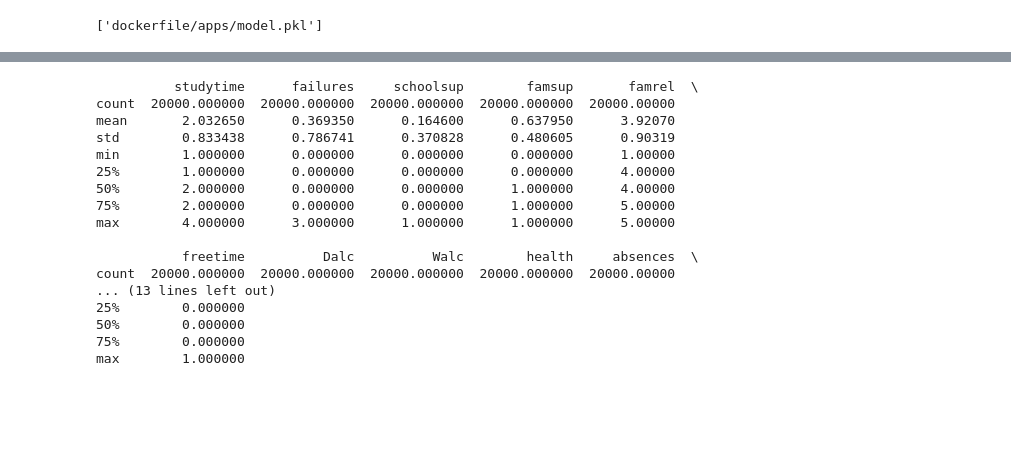
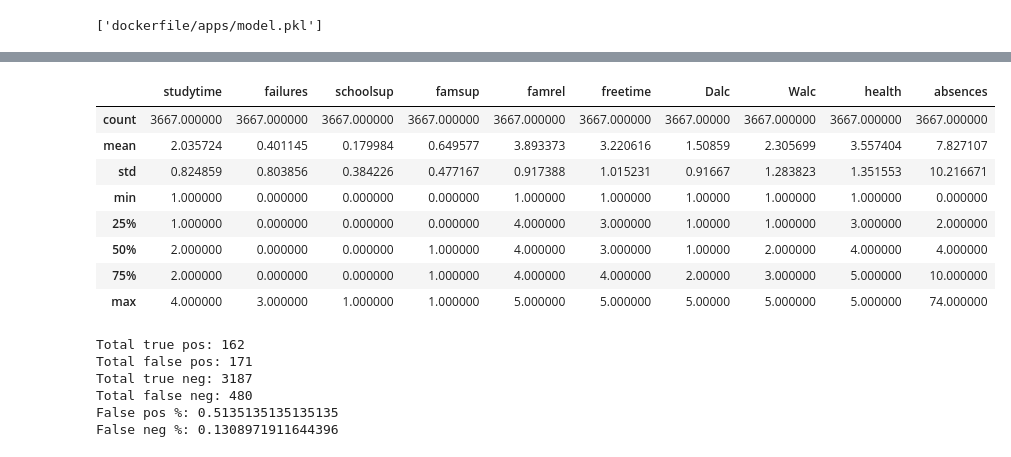
Before and after one commit to CMU-313/fall-2021-hw4-sleepygit, a Jupyter notebook: model_build.ipynb, the cells around one changed output, grey strips where cells are left out. Cells and saved outputs as stored; diff of their text form; code cells hidden in the pictures; blank space fills up the shorter version.

```diff
--- a/model_build.ipynb
+++ b/model_build.ipynb
@@ -190,23 +190,0 @@ realdf.describe()
-# %%
-include = ['health', 'absences', 'freetime','studytime','failures','schoolsup','famsup','famrel','Dalc','Walc','qual_student']
-realdf = realdf.drop(columns=realdf.columns.difference(include))
-
-print(realdf.describe())
-# %% [output]
-          studytime      failures     schoolsup        famsup       famrel  \
-count  20000.000000  20000.000000  20000.000000  20000.000000  20000.00000
-mean       2.032650      0.369350      0.164600      0.637950      3.92070
-std        0.833438      0.786741      0.370828      0.480605      0.90319
-min        1.000000      0.000000      0.000000      0.000000      1.00000
-25%        1.000000      0.000000      0.000000      0.000000      4.00000
-50%        2.000000      0.000000      0.000000      1.000000      4.00000
-75%        2.000000      0.000000      0.000000      1.000000      5.00000
-max        4.000000      3.000000      1.000000      1.000000      5.00000
-
-           freetime          Dalc          Walc        health     absences  \
-count  20000.000000  20000.000000  20000.000000  20000.000000  20000.00000
-... (13 lines left out)
-25%        0.000000
-50%        0.000000
-75%        0.000000
-max        1.000000
@@ -219,3 +191,29 @@ Y_test  = realdf['qual_student']
+# %%
+neg_df.describe()
+# %% [output]
+|  | studytime | failures | schoolsup | famsup | famrel | freetime | Dalc | Walc | health | absences |
+| count | 3667.000000 | 3667.000000 | 3667.000000 | 3667.000000 | 3667.000000 | 3667.000000 | 3667.00000 | 3667.000000 | 3667.000000 | 3667.000000 |
+| mean | 2.035724 | 0.401145 | 0.179984 | 0.649577 | 3.893373 | 3.220616 | 1.50859 | 2.305699 | 3.557404 | 7.827107 |
+| std | 0.824859 | 0.803856 | 0.384226 | 0.477167 | 0.917388 | 1.015231 | 0.91667 | 1.283823 | 1.351553 | 10.216671 |
+| min | 1.000000 | 0.000000 | 0.000000 | 0.000000 | 1.000000 | 1.000000 | 1.00000 | 1.000000 | 1.000000 | 0.000000 |
+| 25% | 1.000000 | 0.000000 | 0.000000 | 0.000000 | 4.000000 | 3.000000 | 1.00000 | 1.000000 | 3.000000 | 2.000000 |
+| 50% | 2.000000 | 0.000000 | 0.000000 | 1.000000 | 4.000000 | 3.000000 | 1.00000 | 2.000000 | 4.000000 | 4.000000 |
+| 75% | 2.000000 | 0.000000 | 0.000000 | 1.000000 | 4.000000 | 4.000000 | 2.00000 | 3.000000 | 5.000000 | 10.000000 |
+| max | 4.000000 | 3.000000 | 1.000000 | 1.000000 | 5.000000 | 5.000000 | 5.00000 | 5.000000 | 5.000000 | 74.000000 |
+# %%
+print("Total true pos:", len(true_pos))
+print("Total false pos:", len(false_pos))
+print("Total true neg:", len(true_neg))
+print("Total false neg:", len(false_neg))
+print("False pos %:", len(false_pos)/(len(false_pos) + len(true_pos)))
+print("False neg %:", len(false_neg)/(len(false_neg) + len(true_neg)))
+# %% [output]
+Total true pos: 162
+Total false pos: 171
+Total true neg: 3187
+Total false neg: 480
+False pos %: 0.5135135135135135
+False neg %: 0.1308971911644396
 # %%
 !pip install lime
 import lime
```
Also changed, not shown: parts of 20 cells of this notebook.
